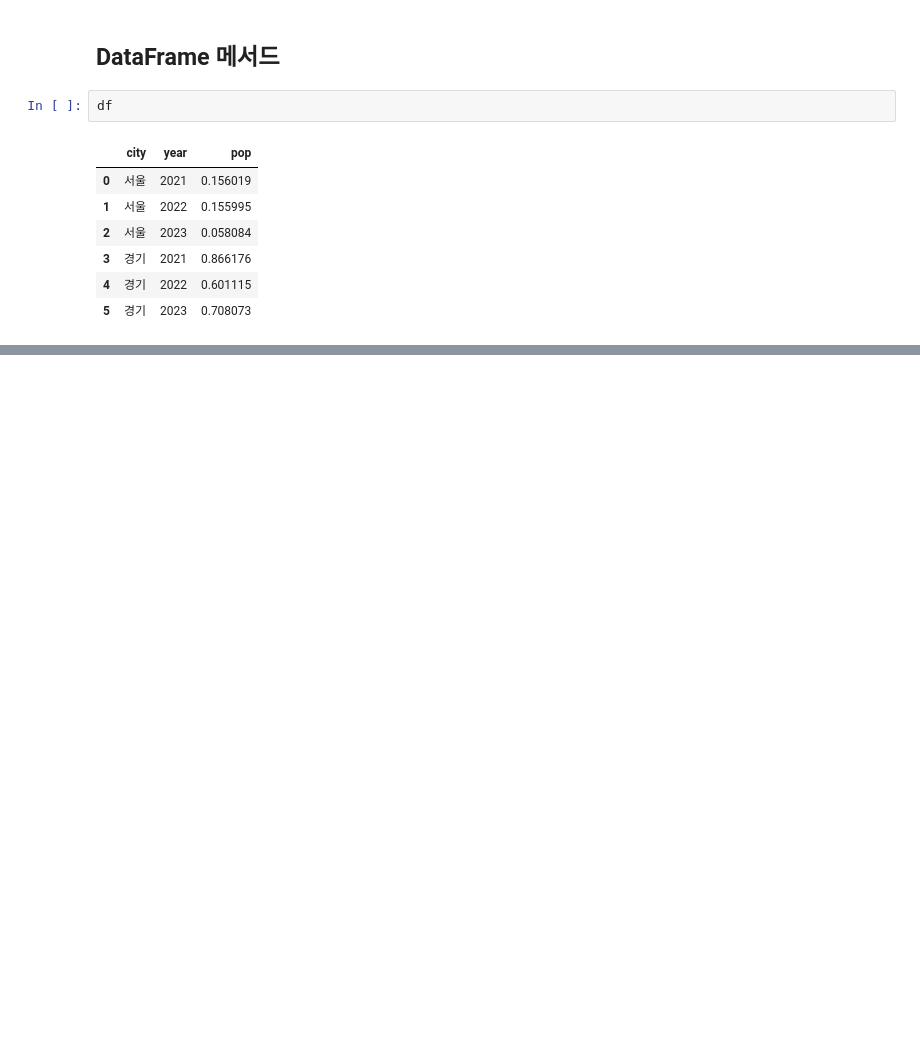
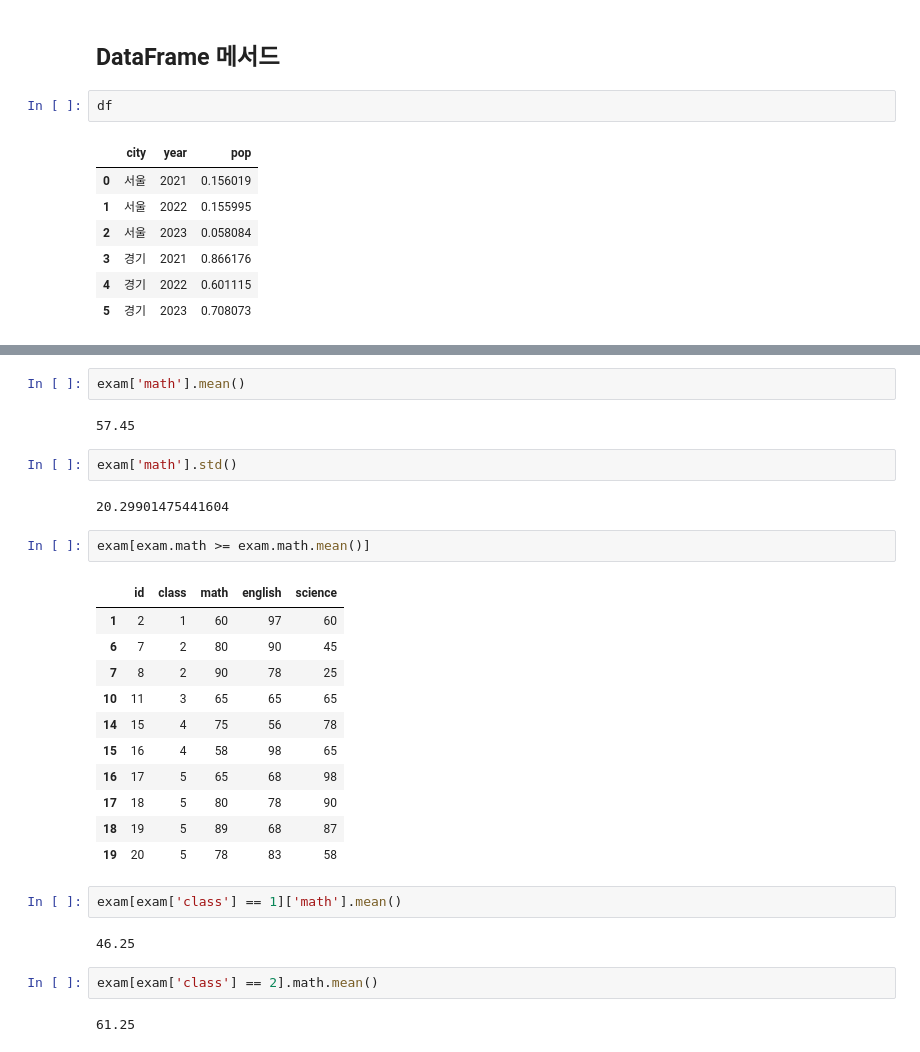
Before and after one commit to kiminhonawa/python, a Jupyter notebook: py14_pandas.ipynb, the cells around one changed output, grey strips where cells are left out. Saved outputs shown, nothing was run; the diff lists cells and outputs as text; blank space fills up the shorter version.

```diff
--- a/py14_pandas.ipynb
+++ b/py14_pandas.ipynb
@@ -502,0 +615,30 @@ df.describe()
+# %%
+exam['math'].mean()
+# %% [output]
+57.45
+# %%
+exam['math'].std()
+# %% [output]
+20.29901475441604
+# %%
+exam[exam.math >= exam.math.mean()]
+# %% [output]
+|  | id | class | math | english | science |
+| 1 | 2 | 1 | 60 | 97 | 60 |
+| 6 | 7 | 2 | 80 | 90 | 45 |
+| 7 | 8 | 2 | 90 | 78 | 25 |
+| 10 | 11 | 3 | 65 | 65 | 65 |
+| 14 | 15 | 4 | 75 | 56 | 78 |
+| 15 | 16 | 4 | 58 | 98 | 65 |
+| 16 | 17 | 5 | 65 | 68 | 98 |
+| 17 | 18 | 5 | 80 | 78 | 90 |
+| 18 | 19 | 5 | 89 | 68 | 87 |
+| 19 | 20 | 5 | 78 | 83 | 58 |
+# %%
+exam[exam['class'] == 1]['math'].mean()
+# %% [output]
+46.25
+# %%
+exam[exam['class'] == 2].math.mean()
+# %% [output]
+61.25
```
Also changed, not shown: parts of 18 cells of this notebook.
